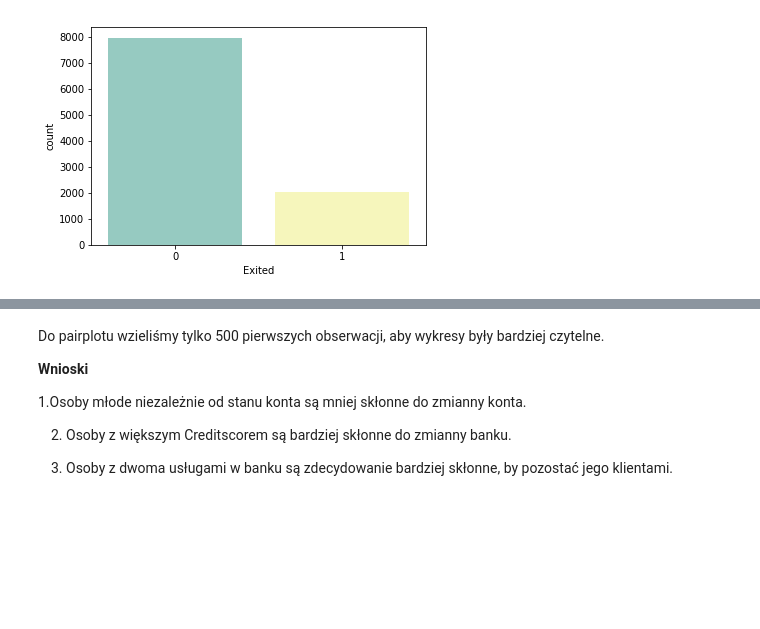
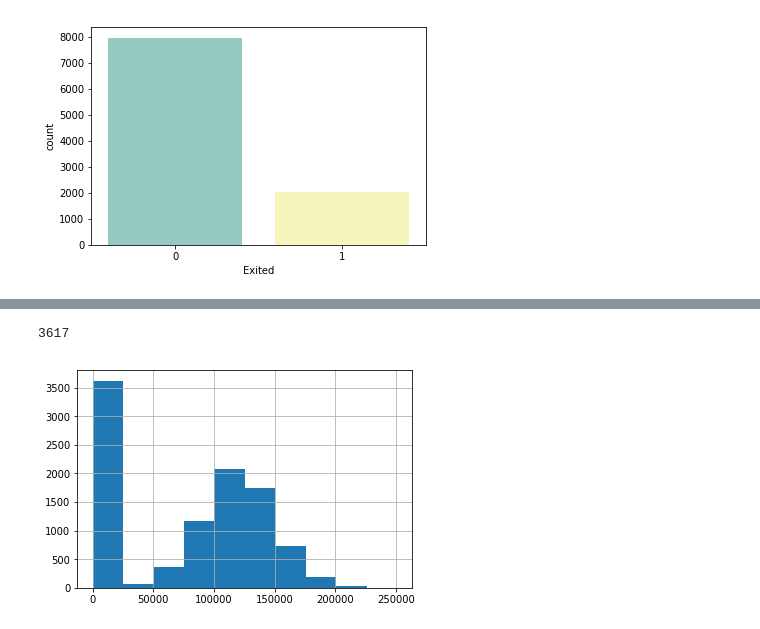
Before and after one commit to Dalthirr/NeuralNetworks, a Jupyter notebook: EDA.ipynb, the cells around one changed output, grey strips where cells are left out. Saved outputs shown, nothing was run; the diff lists cells and outputs as text; code cells hidden in the pictures; blank space fills up the shorter version.

```diff
--- a/EDA.ipynb
+++ b/EDA.ipynb
@@ -225,11 +240,7 @@ sns.pairplot(df.iloc[0:500,:],x_vars=a,y_vars=a,hue='Exited',diag_kind='auto',he
-# %% [markdown]
-Do pairplotu wzieliśmy tylko 500 pierwszych obserwacji, aby wykresy były bardziej czytelne.
-
-**Wnioski**
-
-
- 1.Osoby młode niezależnie od stanu konta są mniej skłonne do zmianny konta.
-
- 2. Osoby z większym Creditscorem są bardziej skłonne do zmianny banku.
-
- 3. Osoby z dwoma usługami w banku są zdecydowanie bardziej skłonne, by pozostać jego klientami.
+# %%
+df.Balance.hist()
+ast = sorted(df.Balance.values.tolist())
+print(ast.count(0))
+# %% [output]
+3617
+[figure, added]
```
Also changed, not shown: parts of 28 cells of this notebook.
